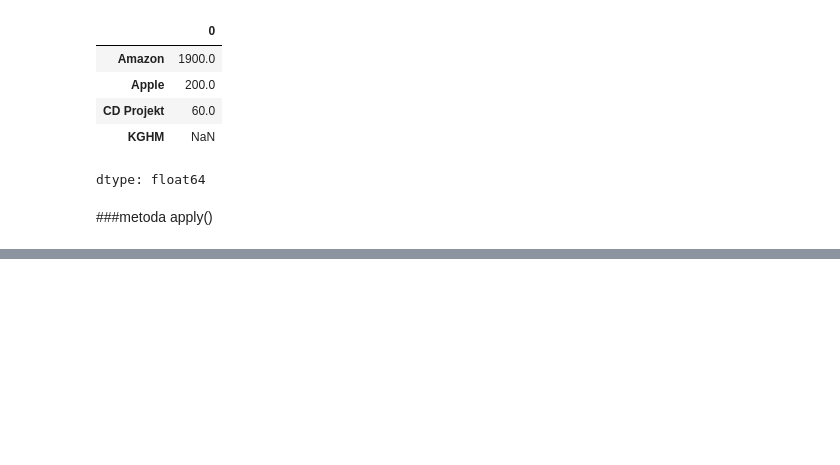
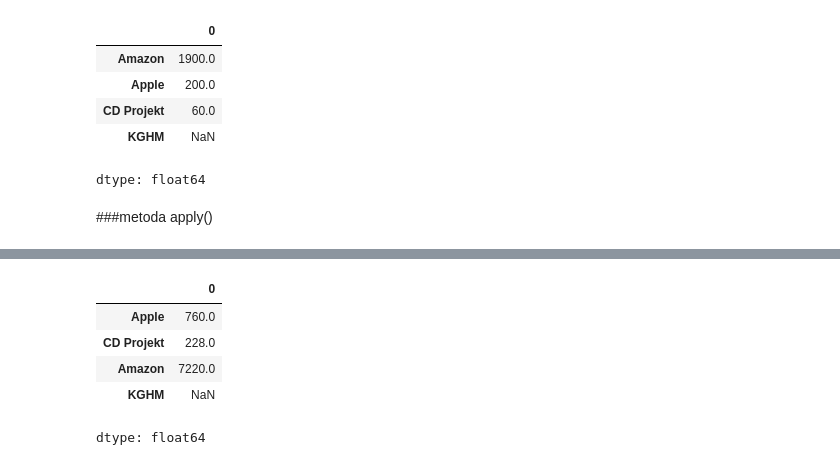
Before and after one commit to JotJaw/data-science-bootcamp, a Jupyter notebook: 02_analiza_danych/01_pandas_intro.ipynb, the cells around one changed output, grey strips where cells are left out. Cells and saved outputs as stored; diff of their text form; code cells hidden in the pictures; blank space fills up the shorter version.

```diff
--- a/02_analiza_danych/01_pandas_intro.ipynb
+++ b/02_analiza_danych/01_pandas_intro.ipynb
@@ -252,4 +252,4 @@ dtype: float64
 # %% [markdown]
 ###metoda apply()
 # %%
-price.apply(lambda x: x * 3.8) #dane w PLN; funkcja może być osobno zdefiniowana i przekazana jako parametr
+price_pln = price.apply(lambda x: x * 3.8) #dane w PLN; funkcja może być osobno zdefiniowana i przekazana jako parametr; jeżeli prosta - może być zdefiniowana przy pomocy instrukcji lamda
@@ -262,0 +265,9 @@ dtype: float64
+# %%
+price_pln
+# %% [output]
+|  | 0 |
+| Apple | 760.0 |
+| CD Projekt | 228.0 |
+| Amazon | 7220.0 |
+| KGHM | NaN |
+dtype: float64
```
Also changed, not shown: parts of 6 cells of this notebook.
